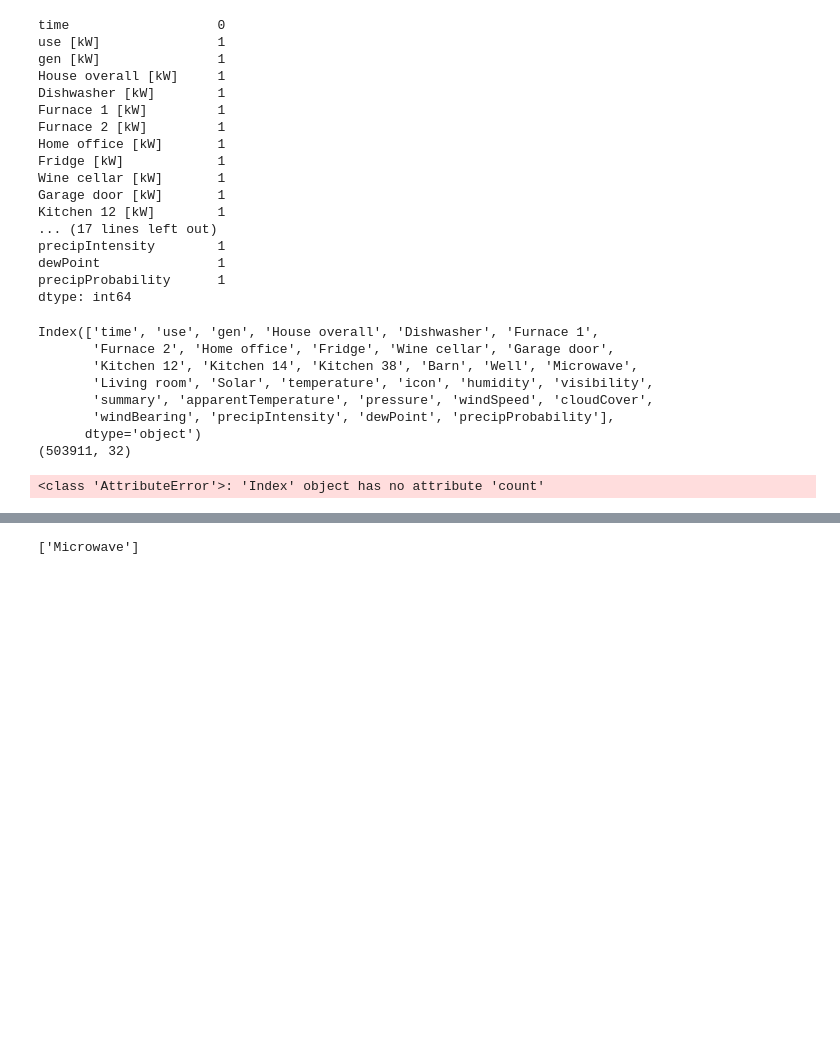
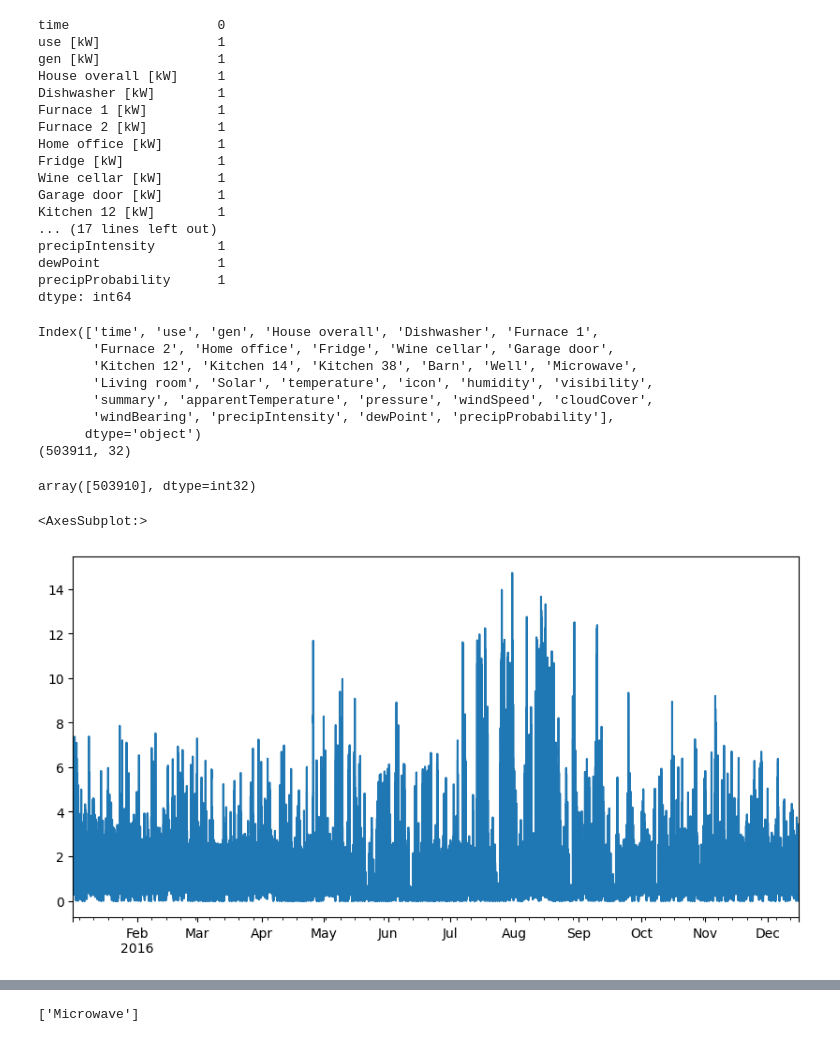
Before and after one commit to petkoelenkin/jupyter_notebook_files, a Jupyter notebook: energy_problem.ipynb, the cells around one changed output, grey strips where cells are left out. Saved outputs shown, nothing was run; the diff lists cells and outputs as text; code cells hidden in the pictures; blank space fills up the shorter version.

```diff
--- a/energy_problem.ipynb
+++ b/energy_problem.ipynb
@@ -121,9 +129,6 @@ df.columns = [i.replace(' [kW]', '') for i in df.columns]
 print(df.columns)
 df_copy = df.copy()
 print(df_copy.shape)
-df_copy = df_copy.dropna(axis=0)
-#check for drop
-df_copy.columns.count()
 # %% [output]
 Index(['time', 'use', 'gen', 'House overall', 'Dishwasher', 'Furnace 1',
        'Furnace 2', 'Home office', 'Fridge', 'Wine cellar', 'Garage door',
@@ -133,4 +138,20 @@ Index(['time', 'use', 'gen', 'House overall', 'Dishwasher', 'Furnace 1',
        'windBearing', 'precipIntensity', 'dewPoint', 'precipProbability'],
       dtype='object')
 (503911, 32)
-<class 'AttributeError'>: 'Index' object has no attribute 'count'
+# %%
+nan_rows = np.where(df.isnull().any(axis=1))[0]
+# %% [output]
+array([503910], dtype=int32)
+# %%
+df_copy = df_copy.dropna()
+# %%
+#let's change the index from timestamp to standard Y-М-D
+time_index = pd.date_range('2016-01-01 05:00', periods=len(df_copy),  freq='min')
+time_index = pd.DatetimeIndex(time_index)
+df_copy = df_copy.set_index(time_index)
+dataset = df_copy.drop(['time'], axis=1)
+# %%
+df_copy['use'].plot(figsize=(10,5))
+# %% [output]
+<AxesSubplot:>
+[figure, added]
```
Also changed, not shown: parts of 17 cells of this notebook.
